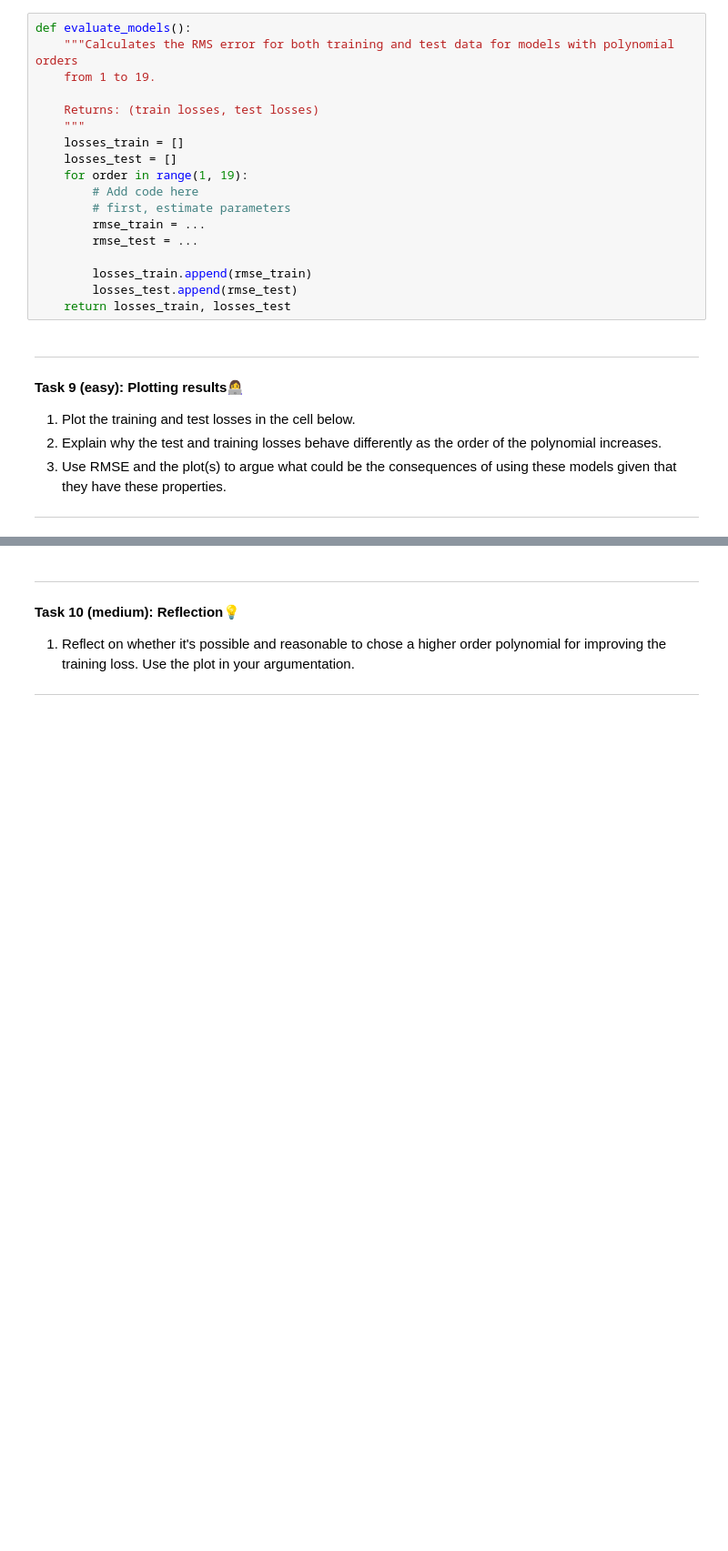
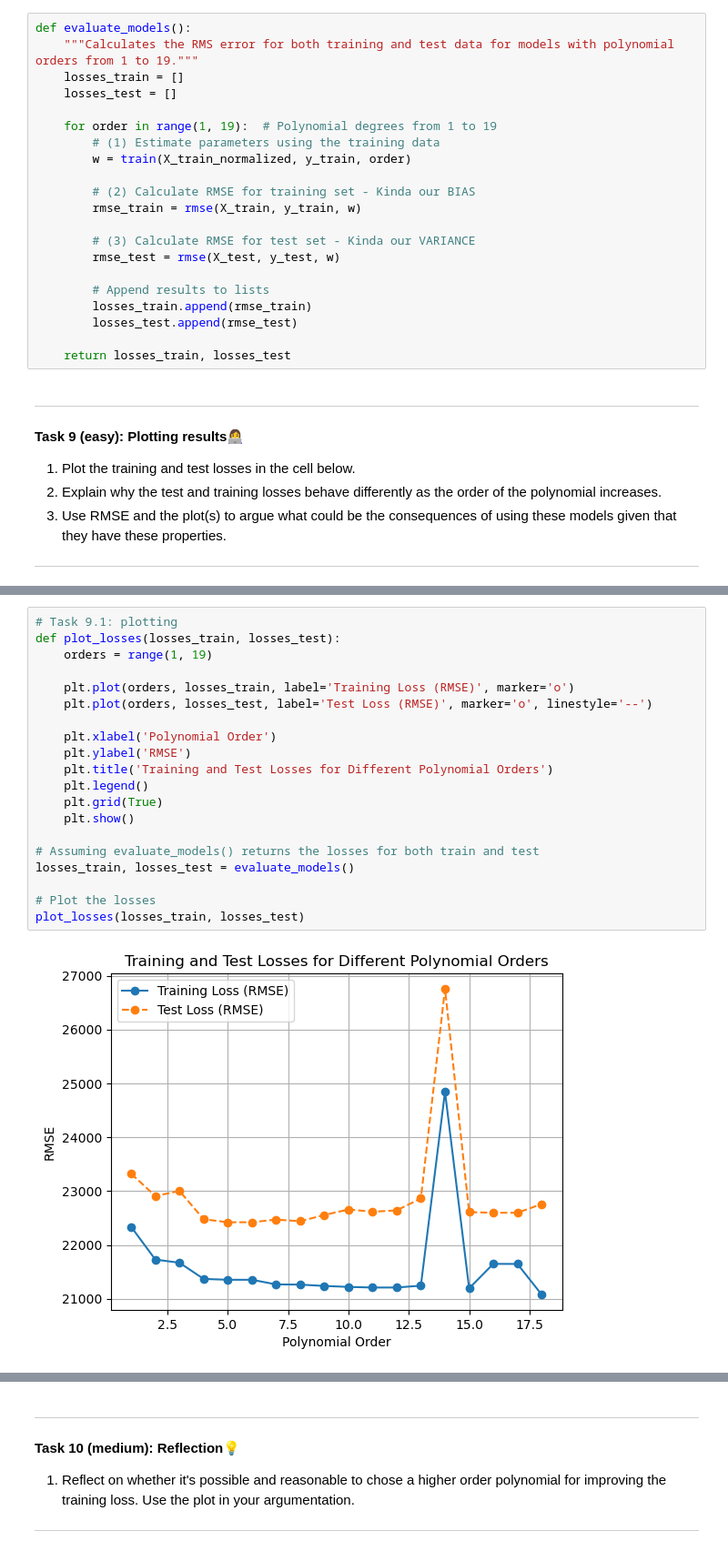
Before and after one commit to Grumlebob/MachineLearning2024, a Jupyter notebook: Exercises/vscode/W07/01-polynomial_regression.ipynb, the cells around one changed output, grey strips where cells are left out. Shown at 91% size. Cells and saved outputs as stored; diff of their text form; blank space fills up the shorter version.

```diff
--- a/Exercises/vscode/W07/01-polynomial_regression.ipynb
+++ b/Exercises/vscode/W07/01-polynomial_regression.ipynb
@@ -289,21 +383,24 @@ For each model order:
 ---
 # %%
 def evaluate_models():
-    """Calculates the RMS error for both training and test data for models with polynomial orders
-    from 1 to 19.
-
-    Returns: (train losses, test losses)
-    """
+    """Calculates the RMS error for both training and test data for models with polynomial orders from 1 to 19."""
     losses_train = []
     losses_test = []
-    for order in range(1, 19):
-        # Add code here
-        # first, estimate parameters
-        rmse_train = ...
-        rmse_test = ...
 
+    for order in range(1, 19):  # Polynomial degrees from 1 to 19
+        # (1) Estimate parameters using the training data
+        w = train(X_train_normalized, y_train, order)
+
+        # (2) Calculate RMSE for training set - Kinda our BIAS
+        rmse_train = rmse(X_train, y_train, w)
+
+        # (3) Calculate RMSE for test set - Kinda our VARIANCE
+        rmse_test = rmse(X_test, y_test, w)
+
+        # Append results to lists
         losses_train.append(rmse_train)
         losses_test.append(rmse_test)
+
     return losses_train, losses_test
 # %% [markdown]
 
@@ -319,0 +415,22 @@ def evaluate_models():
+# %%
+# Task 9.1: plotting
+def plot_losses(losses_train, losses_test):
+    orders = range(1, 19)
+
+    plt.plot(orders, losses_train, label='Training Loss (RMSE)', marker='o')
+    plt.plot(orders, losses_test, label='Test Loss (RMSE)', marker='o', linestyle='--')
+
+    plt.xlabel('Polynomial Order')
+    plt.ylabel('RMSE')
+    plt.title('Training and Test Losses for Different Polynomial Orders')
+    plt.legend()
+    plt.grid(True)
+    plt.show()
+
+# Assuming evaluate_models() returns the losses for both train and test
+losses_train, losses_test = evaluate_models()
+
+# Plot the losses
+plot_losses(losses_train, losses_test)
+# %% [output]
+[figure, added]
```
Also changed, not shown: parts of 15 cells of this notebook, 3 other files.
